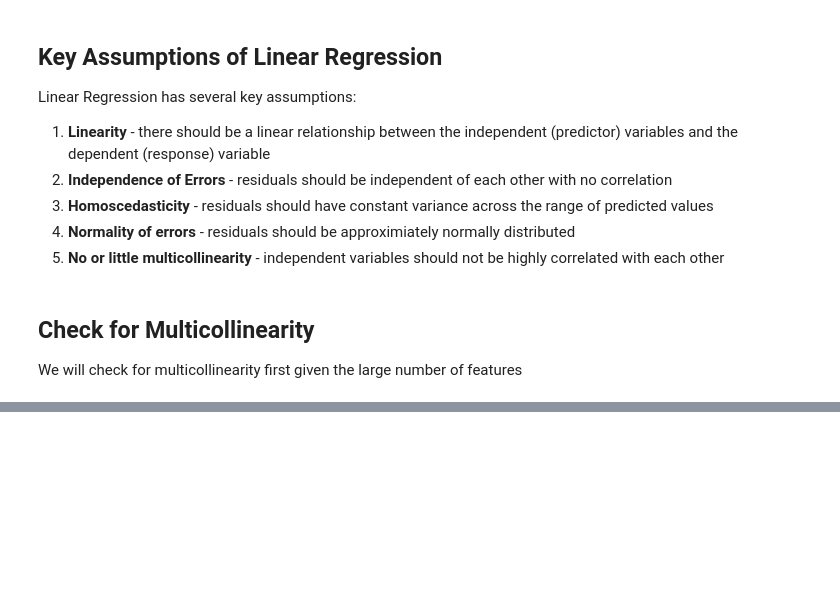
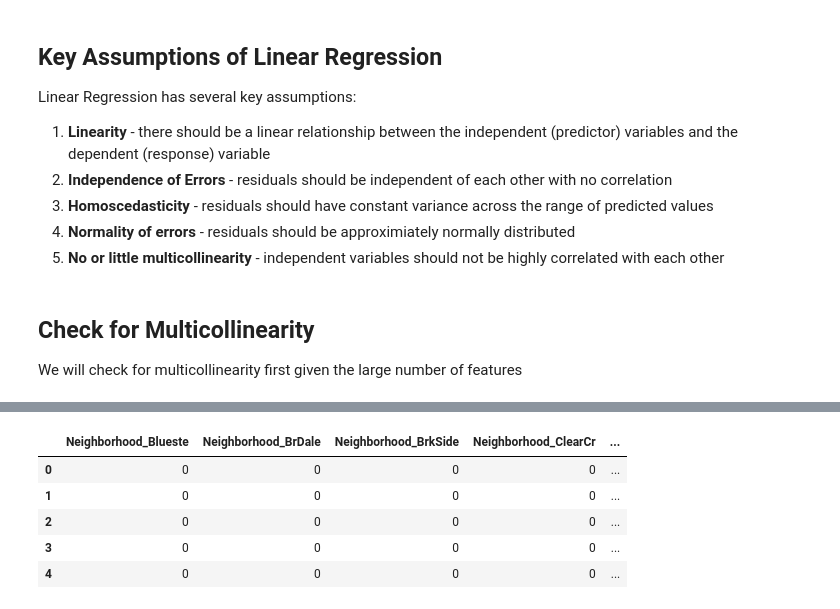
Before and after one commit to bassoonelephant/ames, a Jupyter notebook: 2-ames-LR.ipynb, the cells around one changed output, grey strips where cells are left out. Saved outputs shown, nothing was run; the diff lists cells and outputs as text; code cells hidden in the pictures; blank space fills up the shorter version.

```diff
--- a/2-ames-LR.ipynb
+++ b/2-ames-LR.ipynb
@@ -75,0 +142,13 @@ print(vif)
+# %%
+# Dummify the 'Neighborhood' column
+neighborhood_dummies = pd.get_dummies(predictors['Neighborhood'], prefix='Neighborhood')
+neighborhood_dummies = neighborhood_dummies.drop('Neighborhood_Blmngtn', axis=1)
+
+neighborhood_dummies.head()
+# %% [output]
+|  | Neighborhood_Blueste | Neighborhood_BrDale | Neighborhood_BrkSide | Neighborhood_ClearCr | ... |
+| 0 | 0 | 0 | 0 | 0 | ... |
+| 1 | 0 | 0 | 0 | 0 | ... |
+| 2 | 0 | 0 | 0 | 0 | ... |
+| 3 | 0 | 0 | 0 | 0 | ... |
+| 4 | 0 | 0 | 0 | 0 | ... |
```
Also changed, not shown: parts of 27 cells of this notebook.
